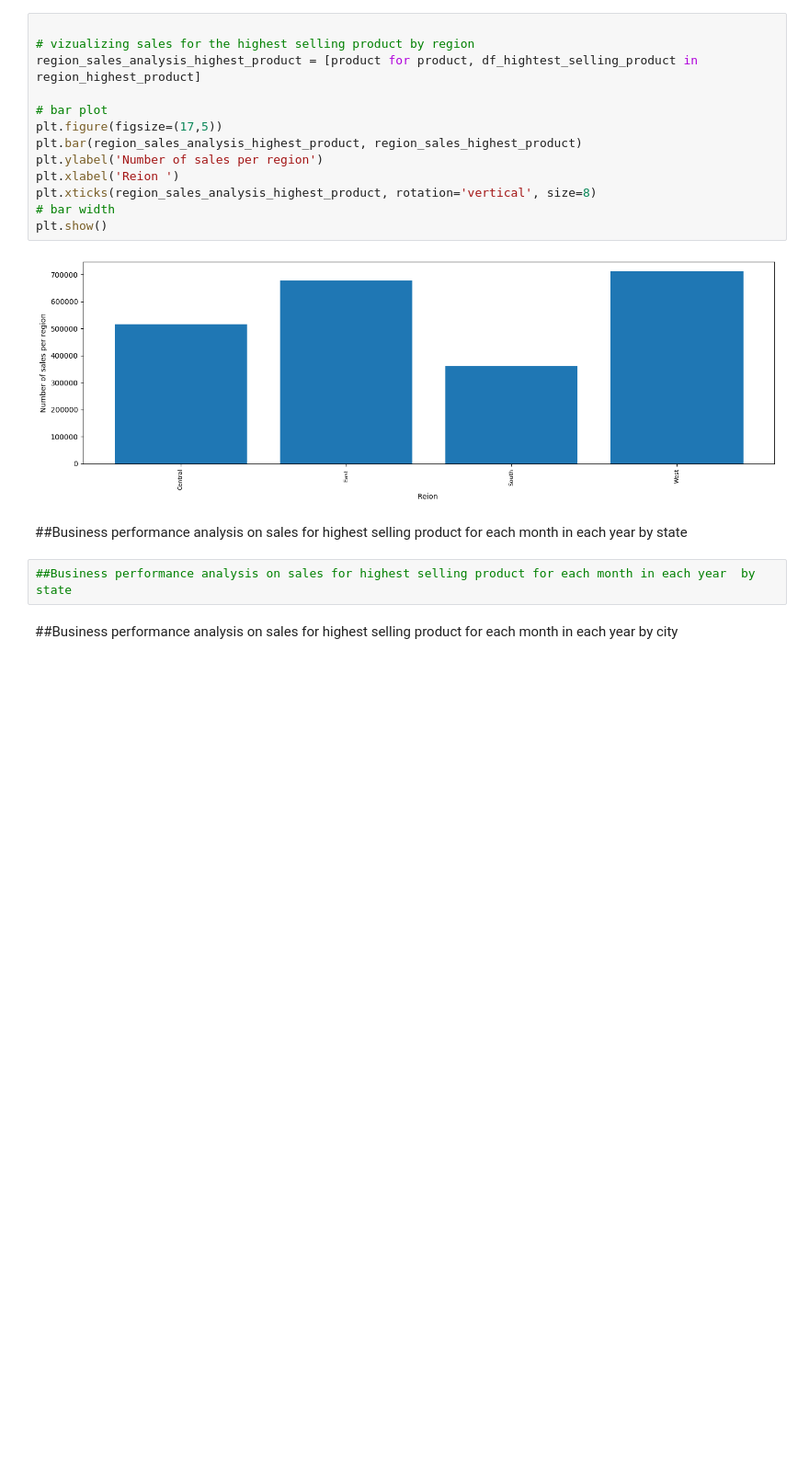
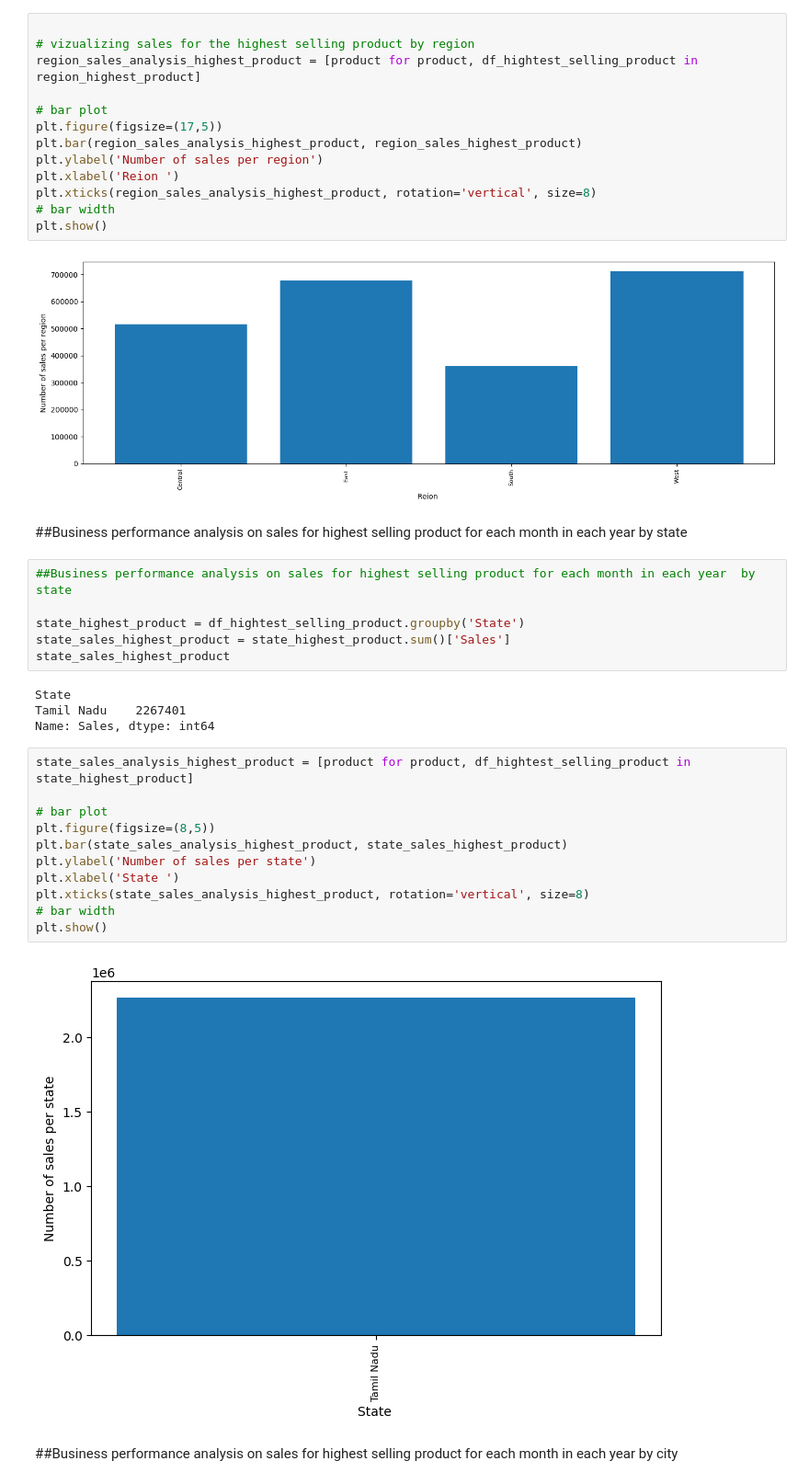
Before and after one commit to wandieinnocents/sales_analysis_pyhon_thesis_v3, a Jupyter notebook: v3_A_MULTIMODAL_ML_FRAMEWORK_FOR_BUSINESS_PERFORMANCE_ANALYSIS_Research_progress_v3.ipynb, the cells around one changed output. Shown at 92% size. Cells and saved outputs as stored; diff of their text form; blank space fills up the shorter version.

```diff
--- a/v3_A_MULTIMODAL_ML_FRAMEWORK_FOR_BUSINESS_PERFORMANCE_ANALYSIS_Research_progress_v3.ipynb
+++ b/v3_A_MULTIMODAL_ML_FRAMEWORK_FOR_BUSINESS_PERFORMANCE_ANALYSIS_Research_progress_v3.ipynb
@@ -1002,6 +1002,27 @@ plt.show()
 ##Business performance analysis on sales for highest selling product for each month in each year  by state
 # %%
 ##Business performance analysis on sales for highest selling product for each month in each year  by state
+
+state_highest_product = df_hightest_selling_product.groupby('State')
+state_sales_highest_product = state_highest_product.sum()['Sales']
+state_sales_highest_product
+# %% [output]
+State
+Tamil Nadu    2267401
+Name: Sales, dtype: int64
+# %%
+state_sales_analysis_highest_product = [product for product, df_hightest_selling_product in state_highest_product]
+
+# bar plot
+plt.figure(figsize=(8,5))
+plt.bar(state_sales_analysis_highest_product, state_sales_highest_product)
+plt.ylabel('Number of sales per state')
+plt.xlabel('State ')
+plt.xticks(state_sales_analysis_highest_product, rotation='vertical', size=8)
+# bar width
+plt.show()
+# %% [output]
+[figure, added]
 # %% [markdown]
 ##Business performance analysis on sales for highest selling product for each month in each year by city
 # %%
```
Also changed, not shown: parts of 3 cells of this notebook.
